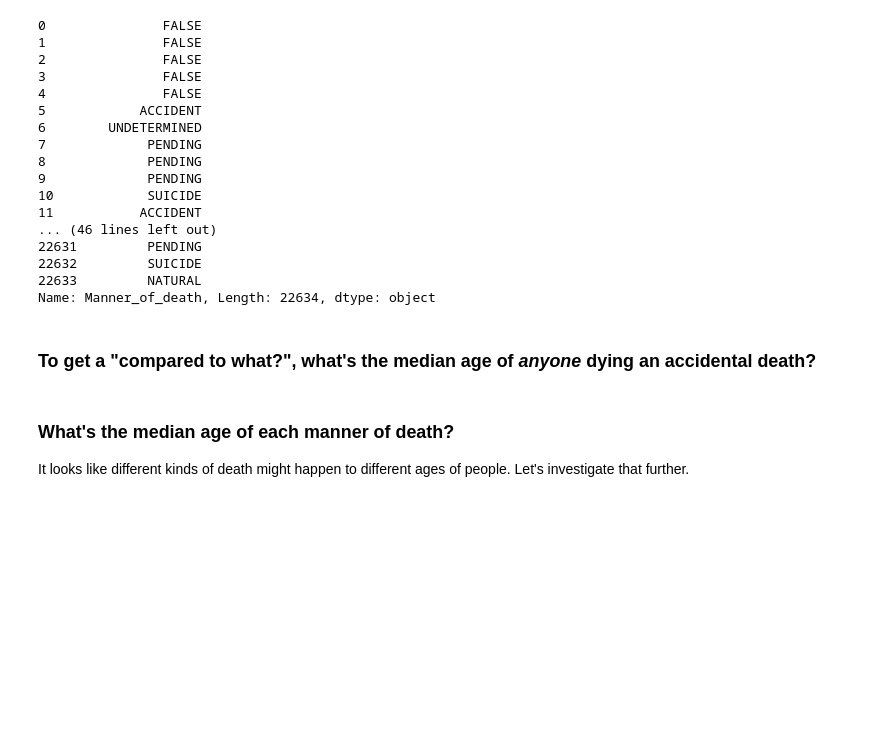
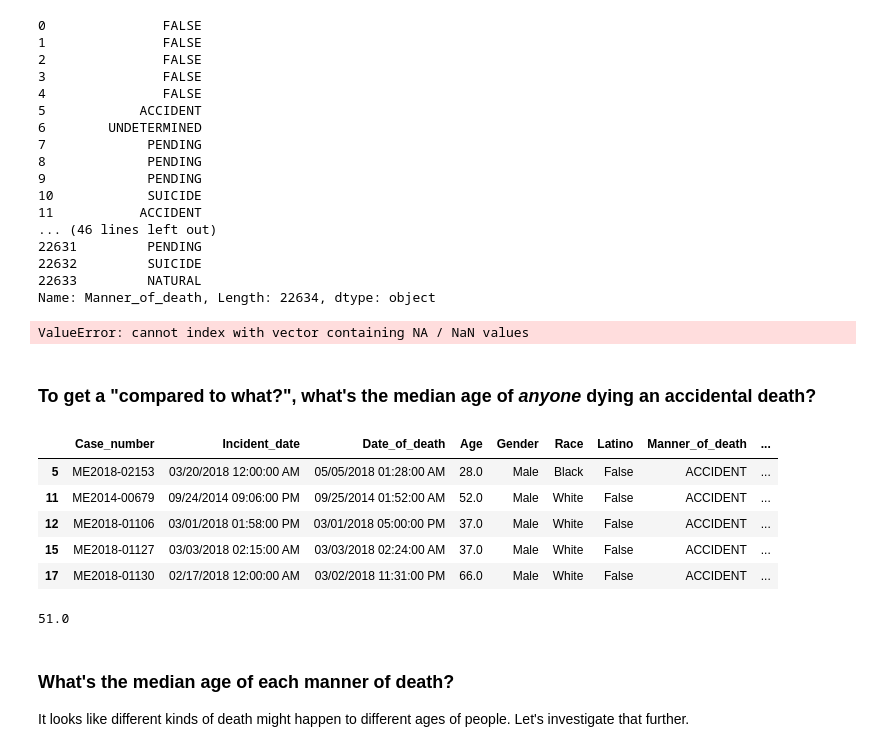
Before and after one commit to kandilysnc/foundations_homework, a Jupyter notebook: 07-homework/medical-examiner/Medical Examiner.ipynb, the cells around one changed output. Drawn from its saved outputs; the diff is of its cells as text; code cells hidden in the pictures; blank space fills up the shorter version.

```diff
--- a/07-homework/medical-examiner/Medical Examiner.ipynb
+++ b/07-homework/medical-examiner/Medical Examiner.ipynb
@@ -346,9 +346,3 @@ Medical_case.dropna(subset=['Age'])
 | 22632 | ME2018-02105 | 05/02/2018 02:00:00 PM | 05/02/2018 02:25:00 PM | 50.0 | Male | White | False | SUICIDE | ... |
 | 22633 | ME2018-02107 | 05/02/2018 04:53:00 PM | 05/02/2018 05:11:00 PM | 57.0 | Male | Black | False | NATURAL | ... |
 22470 rows × 20 columns
-# %%
-#ERROR!! PAST FIRST
-Medical_case['Age'] = Medical_case['Age'].astype(int)
-
-#sorted_30=Medical_case[Medical_case.Age.sort_values(ascending=False).head(30)]
-#sorted_30.Manner_of_death.value_counts()
@@ -389,8 +417,28 @@ Medical_case.Manner_of_death
 22632         SUICIDE
 22633         NATURAL
 Name: Manner_of_death, Length: 22634, dtype: object
+# %%
+fractures_death = Medical_case[Medical_case.Manner_of_death.str.contains('FRACTURES')]
+fractures_death
+# %% [output]
+ValueError: cannot index with vector containing NA / NaN values
 # %% [markdown]
 ### To get a "compared to what?", what's the median age of _anyone_ dying an accidental death?
+# %%
+accidental_death = Medical_case[Medical_case.Manner_of_death=='ACCIDENT']
+accidental_death.head()
+# %% [output]
+|  | Case_number | Incident_date | Date_of_death | Age | Gender | Race | Latino | Manner_of_death | ... |
+| 5 | ME2018-02153 | 03/20/2018 12:00:00 AM | 05/05/2018 01:28:00 AM | 28.0 | Male | Black | False | ACCIDENT | ... |
+| 11 | ME2014-00679 | 09/24/2014 09:06:00 PM | 09/25/2014 01:52:00 AM | 52.0 | Male | White | False | ACCIDENT | ... |
+| 12 | ME2018-01106 | 03/01/2018 01:58:00 PM | 03/01/2018 05:00:00 PM | 37.0 | Male | White | False | ACCIDENT | ... |
+| 15 | ME2018-01127 | 03/03/2018 02:15:00 AM | 03/03/2018 02:24:00 AM | 37.0 | Male | White | False | ACCIDENT | ... |
+| 17 | ME2018-01130 | 02/17/2018 12:00:00 AM | 03/02/2018 11:31:00 PM | 66.0 | Male | White | False | ACCIDENT | ... |
+# %%
+median_age_accident = accidental_death.Age.median()
+median_age_accident
+# %% [output]
+51.0
 # %% [markdown]
 ### What's the median age of each manner of death?
 
```
Also changed, not shown: parts of 4 cells of this notebook.
